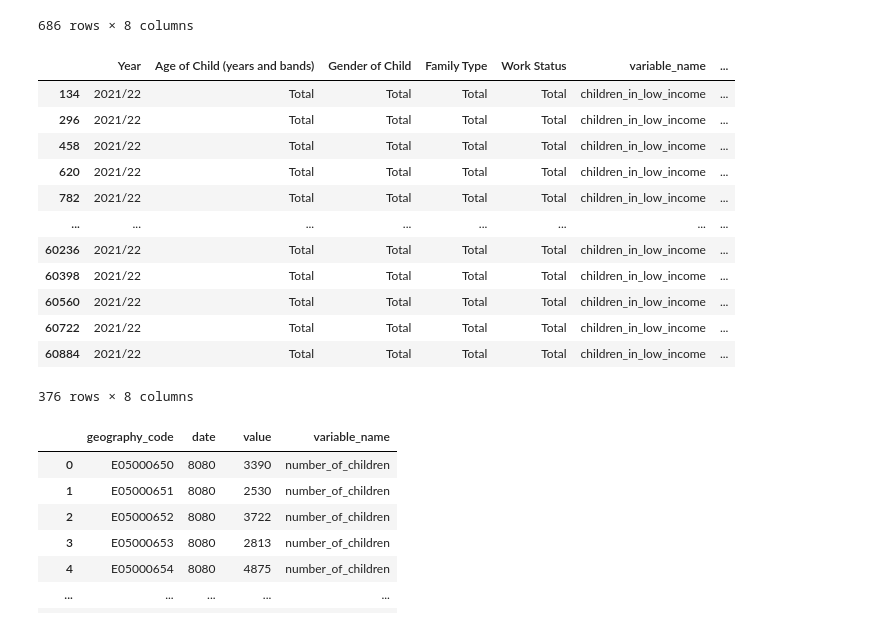
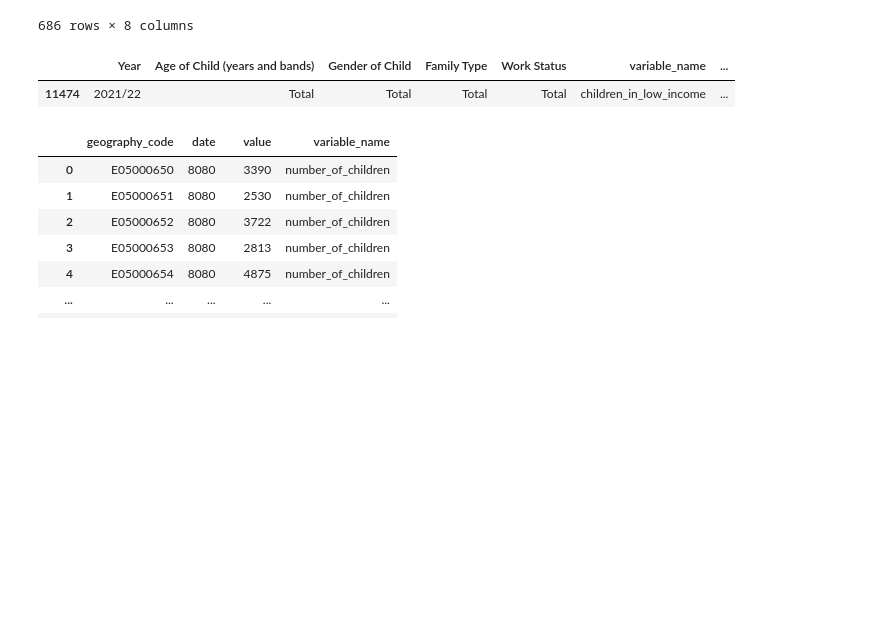
Before and after one commit to open-innovations/jrf-insight, a Jupyter notebook: pipelines/place/transform.ipynb, the cells around one changed output. Drawn from its saved outputs; the diff is of its cells as text; code cells hidden in the pictures; blank space fills up the shorter version.

```diff
--- a/pipelines/place/transform.ipynb
+++ b/pipelines/place/transform.ipynb
@@ -82,27 +82,16 @@ council_tax_data
 # %%
 clif_data = pd.read_csv(f'{DATA_DIR}/clif/clif_REL.csv')
 clif_data = clif_data[
     (clif_data['Age of Child (years and bands)'] == 'Total') &
     (clif_data['Gender of Child'] == 'Total') &
     (clif_data['Family Type'] == 'Total') &
     (clif_data['Work Status'] == 'Total') &
     (clif_data.Year == max(clif_data.Year))
 ]
-clif_data
+clif_data[clif_data.geography_code == 'E08000035']
 # %% [output]
 |  | Year | Age of Child (years and bands) | Gender of Child | Family Type | Work Status | variable_name | ... |
-| 134 | 2021/22 | Total | Total | Total | Total | children_in_low_income | ... |
-| 296 | 2021/22 | Total | Total | Total | Total | children_in_low_income | ... |
-| 458 | 2021/22 | Total | Total | Total | Total | children_in_low_income | ... |
-| 620 | 2021/22 | Total | Total | Total | Total | children_in_low_income | ... |
-| 782 | 2021/22 | Total | Total | Total | Total | children_in_low_income | ... |
-| ... | ... | ... | ... | ... | ... | ... | ... |
-| 60236 | 2021/22 | Total | Total | Total | Total | children_in_low_income | ... |
-| 60398 | 2021/22 | Total | Total | Total | Total | children_in_low_income | ... |
-| 60560 | 2021/22 | Total | Total | Total | Total | children_in_low_income | ... |
-| 60722 | 2021/22 | Total | Total | Total | Total | children_in_low_income | ... |
-| 60884 | 2021/22 | Total | Total | Total | Total | children_in_low_income | ... |
+| 11474 | 2021/22 | Total | Total | Total | Total | children_in_low_income | ... |
-376 rows × 8 columns
 # %%
 number_of_persons = pd.read_csv(f'{DATA_DIR}/population-estimates/population-estimates-ages.csv')
 number_of_children = number_of_persons[number_of_persons.age_band.isin(['0-4', '5-10', '11-15', '16-19'])]
```
